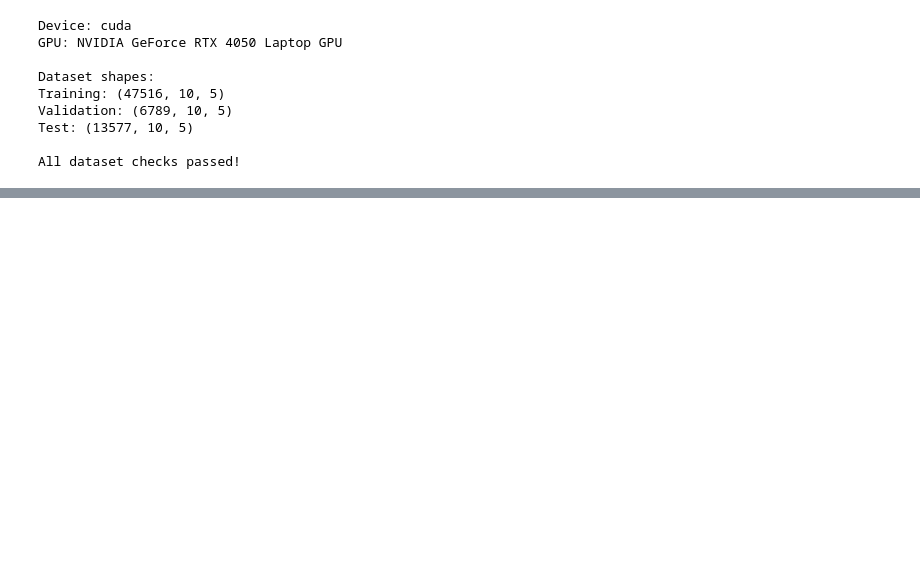
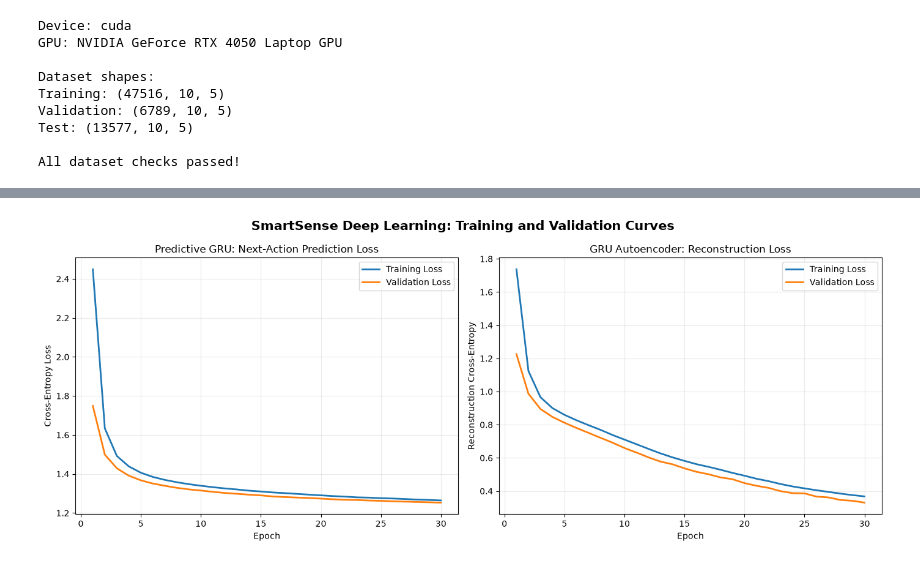
Before and after one commit to HarrisonWilliams123/data-mining-project, a Jupyter notebook: SmartSense_Anomaly_Detection.ipynb, the cells around one changed output, grey strips where cells are left out. Cells and saved outputs as stored; diff of their text form; code cells hidden in the pictures; blank space fills up the shorter version.

```diff
--- a/SmartSense_Anomaly_Detection.ipynb
+++ b/SmartSense_Anomaly_Detection.ipynb
@@ -72,0 +3054,98 @@ All dataset checks passed!
+# %%
+#Figure 5: Deep learning training curves
+
+import numpy as np
+import matplotlib.pyplot as plt
+
+fig, axes = plt.subplots(
+    1, 2,
+    figsize=(14, 5.5)
+)
+
+# ---------------------------------------
+# Panel A - Predictive GRU
+# ---------------------------------------
+
+gru_epochs = np.arange(
+    1,
+    len(anomaly_gru_history["train_loss"]) + 1
+)
+
+axes[0].plot(
+    gru_epochs,
+    anomaly_gru_history["train_loss"],
+    linewidth=2,
+    label="Training Loss"
+)
+
+axes[0].plot(
+    gru_epochs,
+    anomaly_gru_history["val_loss"],
+    linewidth=2,
+    label="Validation Loss"
+)
+
+axes[0].set_title(
+    "Predictive GRU: Next-Action Prediction Loss"
+)
+
+axes[0].set_xlabel("Epoch")
+axes[0].set_ylabel("Cross-Entropy Loss")
+axes[0].legend()
+axes[0].grid(alpha=0.25)
+
+# ---------------------------------------
+# Panel B - GRU Autoencoder
+# ---------------------------------------
+
+ae_epochs = np.arange(
+    1,
+    len(ae_history["train_loss"]) + 1
+)
+
+axes[1].plot(
+    ae_epochs,
+    ae_history["train_loss"],
+    linewidth=2,
+    label="Training Loss"
+)
+
+axes[1].plot(
+    ae_epochs,
+    ae_history["val_loss"],
+    linewidth=2,
+    label="Validation Loss"
+)
+
+axes[1].set_title(
+    "GRU Autoencoder: Reconstruction Loss"
+)
+
+axes[1].set_xlabel("Epoch")
+axes[1].set_ylabel("Reconstruction Cross-Entropy")
+axes[1].legend()
+axes[1].grid(alpha=0.25)
+
+fig.suptitle(
+    "SmartSense Deep Learning: Training and Validation Curves",
+    fontsize=15,
+    fontweight="bold"
+)
+
+plt.tight_layout()
+
+output_path = (
+    FIGURE_DIR / "figure5_deep_learning_training_curves.png"
+)
+
+plt.savefig(
+    output_path,
+    dpi=300,
+    bbox_inches="tight"
+)
+
+plt.show()
+
+print("Figure saved to:", output_path)
+# %% [output]
+[figure, added]
```
Also changed, not shown: parts of 24 cells of this notebook, 5 other files.
